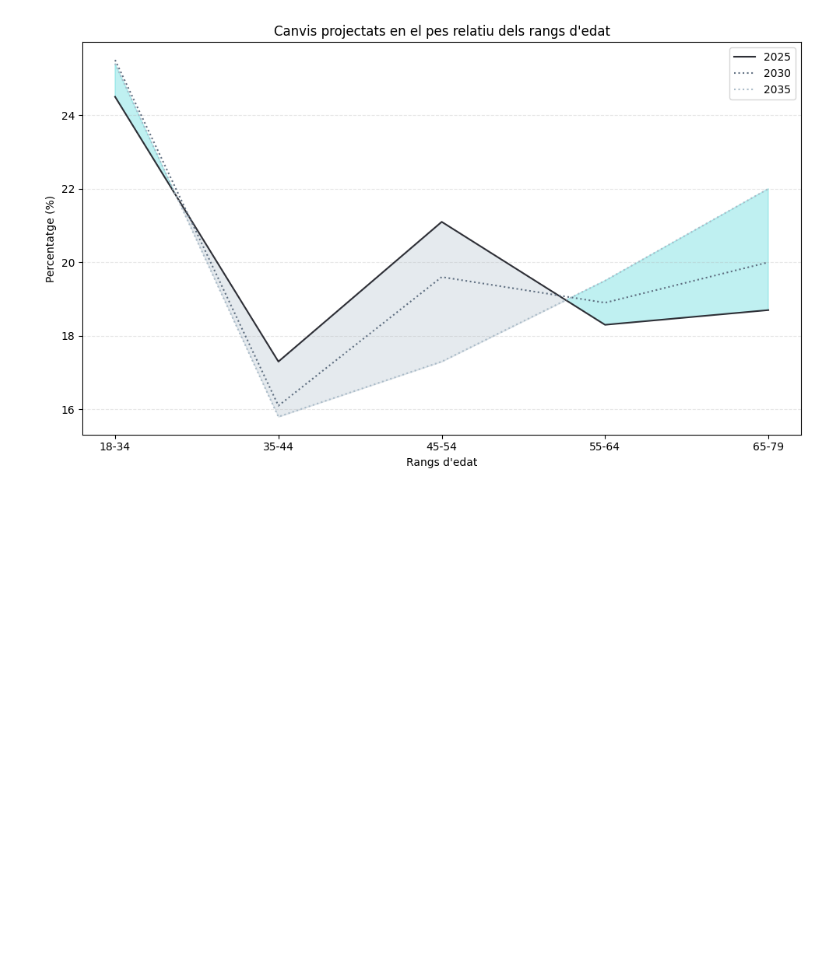
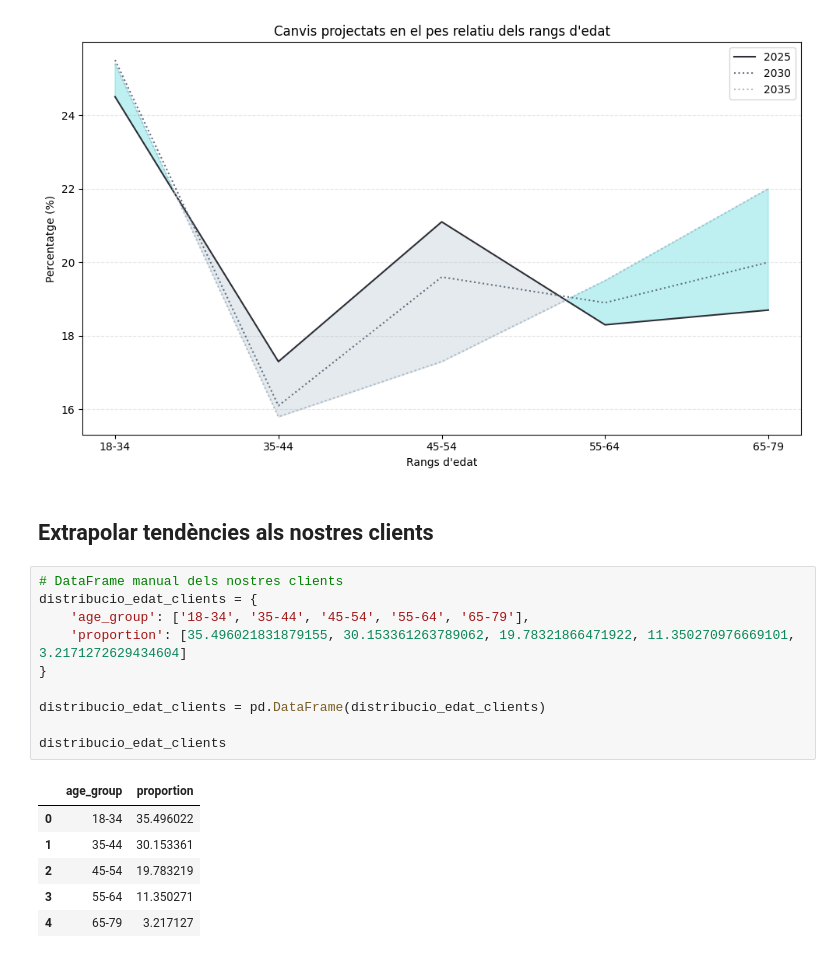
Before and after one commit to Lambda-14/Sim-Empresa, a Jupyter notebook: Equip_9/Scripts/250602_INE_grafiques.ipynb, the cells around one changed output. Cells and saved outputs as stored; diff of their text form; blank space fills up the shorter version.

```diff
--- a/Equip_9/Scripts/250602_INE_grafiques.ipynb
+++ b/Equip_9/Scripts/250602_INE_grafiques.ipynb
@@ -412,3 +422,22 @@ plt.tight_layout()
 plt.show()
 # %% [output]
 [figure]
+# %% [markdown]
+## Extrapolar tendències als nostres clients
+# %%
+# DataFrame manual dels nostres clients
+distribucio_edat_clients = {
+    'age_group': ['18-34', '35-44', '45-54', '55-64', '65-79'],
+    'proportion': [35.496021831879155, 30.153361263789062, 19.78321866471922, 11.350270976669101, 3.2171272629434604]
+}
+
+distribucio_edat_clients = pd.DataFrame(distribucio_edat_clients)
+
+distribucio_edat_clients
+# %% [output]
+|  | age_group | proportion |
+| 0 | 18-34 | 35.496022 |
+| 1 | 35-44 | 30.153361 |
+| 2 | 45-54 | 19.783219 |
+| 3 | 55-64 | 11.350271 |
+| 4 | 65-79 | 3.217127 |
```
Also changed, not shown: parts of 4 cells of this notebook.
